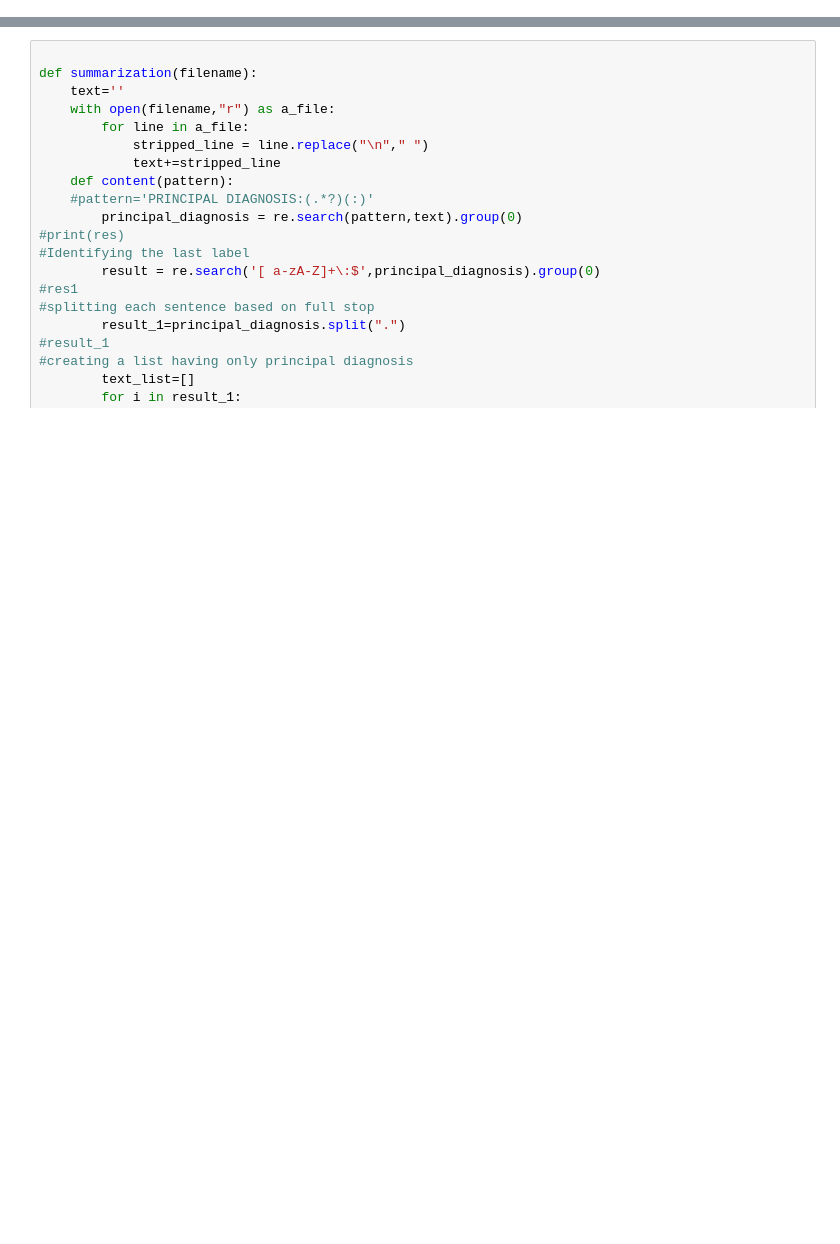
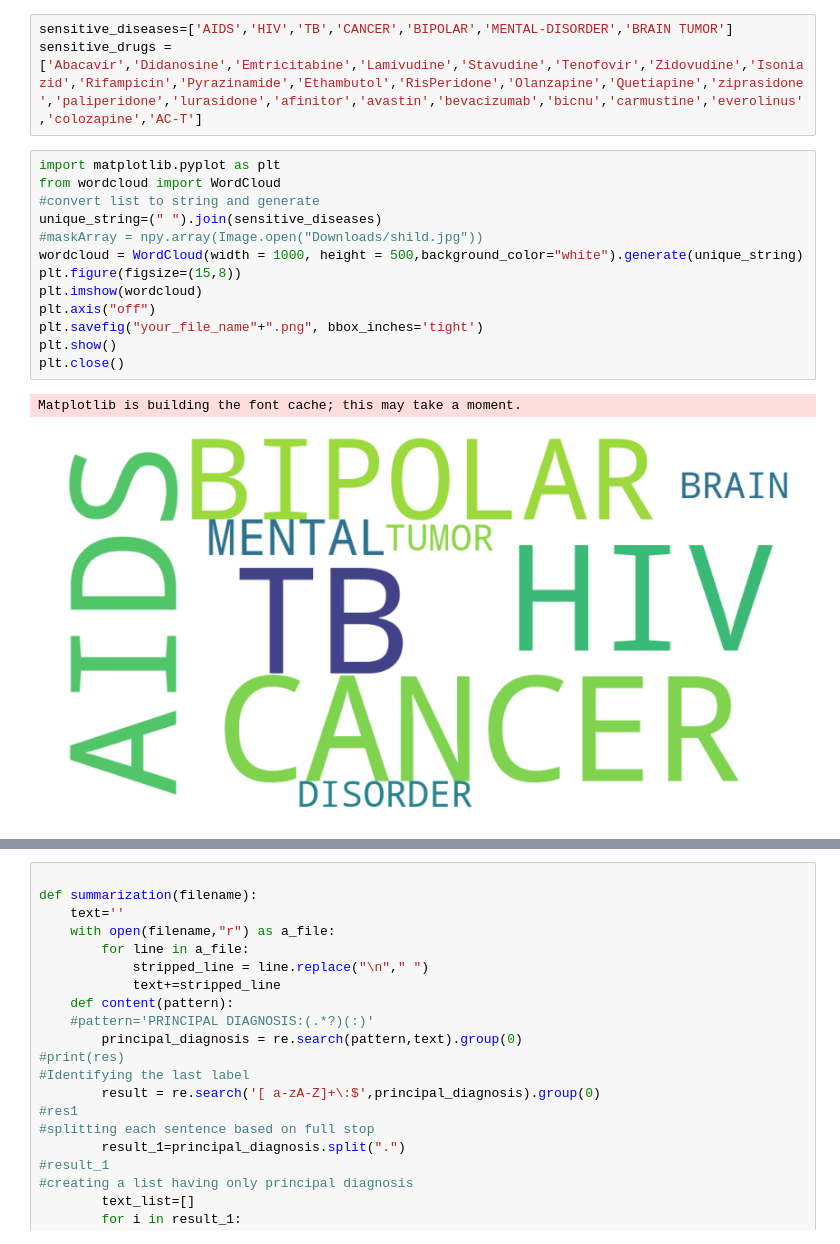
Before and after one commit to MOHITHSHIVU03/finalyearprojectwork, a Jupyter notebook: FINAL_YEAR_PROJECT.ipynb, the cells around one changed output, grey strips where cells are left out. Drawn from its saved outputs; the diff is of its cells as text; blank space fills up the shorter version.

```diff
--- a/FINAL_YEAR_PROJECT.ipynb
+++ b/FINAL_YEAR_PROJECT.ipynb
@@ -0,0 +12,19 @@
+# %%
+sensitive_diseases=['AIDS','HIV','TB','CANCER','BIPOLAR','MENTAL-DISORDER','BRAIN TUMOR']
+sensitive_drugs = ['Abacavir','Didanosine','Emtricitabine','Lamivudine','Stavudine','Tenofovir','Zidovudine','Isoniazid','Rifampicin','Pyrazinamide','Ethambutol','RisPeridone','Olanzapine','Quetiapine','ziprasidone','paliperidone','lurasidone','afinitor','avastin','bevacizumab','bicnu','carmustine','everolinus','colozapine','AC-T']
+# %%
+import matplotlib.pyplot as plt
+from wordcloud import WordCloud
+#convert list to string and generate
+unique_string=(" ").join(sensitive_diseases)
+#maskArray = npy.array(Image.open("Downloads/shild.jpg"))
+wordcloud = WordCloud(width = 1000, height = 500,background_color="white").generate(unique_string)
+plt.figure(figsize=(15,8))
+plt.imshow(wordcloud)
+plt.axis("off")
+plt.savefig("your_file_name"+".png", bbox_inches='tight')
+plt.show()
+plt.close()
+# %% [output]
+Matplotlib is building the font cache; this may take a moment.
+[figure, added]
```
Also changed, not shown: parts of 24 cells of this notebook.
